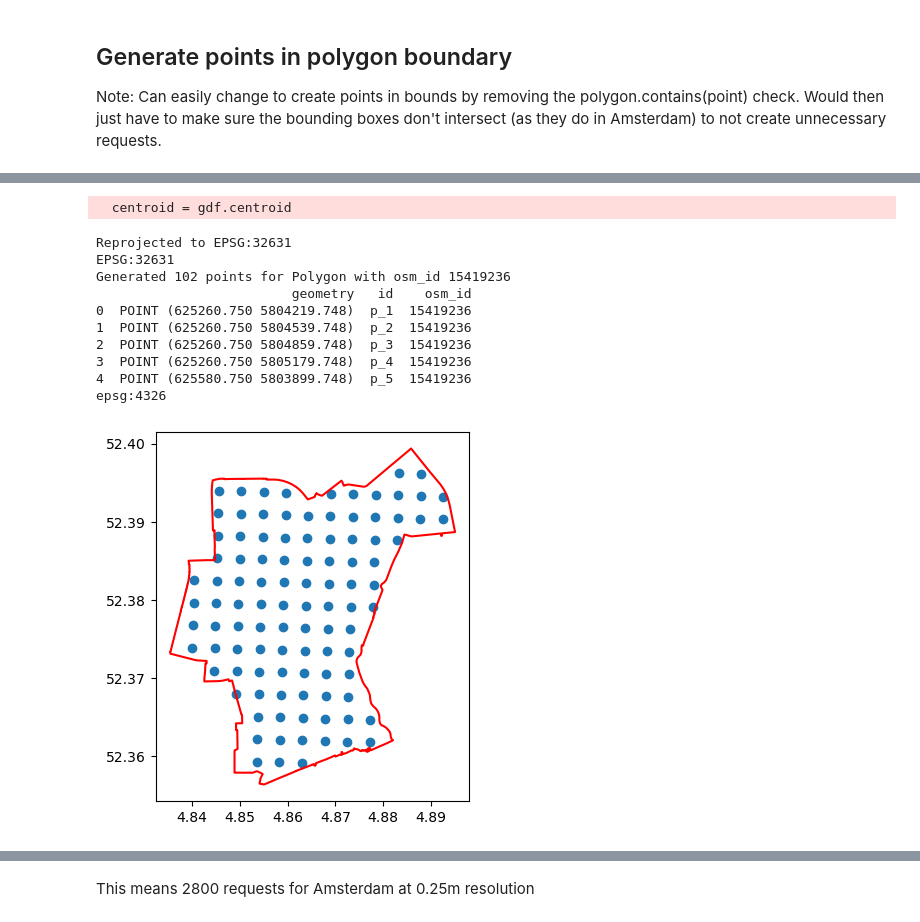
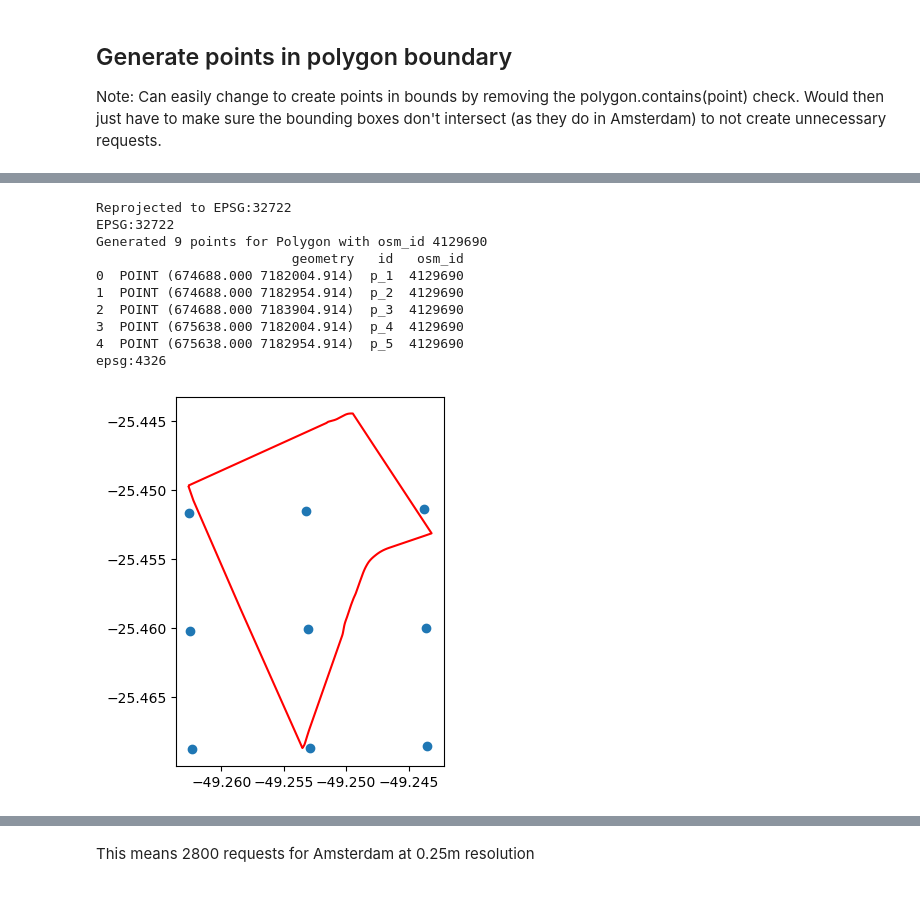
Before and after one commit to lukasbeuster/throwing_shade, a Jupyter notebook: code/240607_Download_SolarAPI.ipynb, the cells around one changed output, grey strips where cells are left out. Cells and saved outputs as stored; diff of their text form; code cells hidden in the pictures.

```diff
--- a/code/240607_Download_SolarAPI.ipynb
+++ b/code/240607_Download_SolarAPI.ipynb
@@ -28,7 +28,7 @@ from pyproj.database import query_utm_crs_info
 # %% [markdown]
 https://osmnx.readthedocs.io/en/stable/user-reference.html#osmnx.geocoder.geocode_to_gdf
 # %%
-place = "West, Amsterdam"
+place = "Prado Velho, Curitiba"
 gdf = ox.geocoder.geocode_to_gdf(place)
 # %%
 gdf.explore()
@@ -115,8 +115,13 @@ def create_points_geodataframe(gdf, spacing):
 # %%
 def generate_points_within_polygon(polygon, spacing, contains=True):
     min_x, min_y, max_x, max_y = polygon.bounds
-    x_coords = np.arange(min_x - spacing, max_x + spacing, spacing)
-    y_coords = np.arange(min_y - spacing, max_y + spacing, spacing)
+    #TODO: Rethink the + spacing for within polygon
+    # x_coords = np.arange(min_x - spacing, max_x + spacing, spacing)
+    # y_coords = np.arange(min_y - spacing, max_y + spacing, spacing)
+    # x_coords = np.arange(min_x, max_x + spacing, spacing)
+    # y_coords = np.arange(min_y, max_y + spacing, spacing)
+    x_coords = np.arange(min_x, max_x, spacing)
+    y_coords = np.arange(min_y, max_y, spacing)
 
     points = []
     for x in x_coords:
@@ -179,12 +164,0 @@ Datum: World Geodetic System 1984 ensemble
-# %%
-
-utm_crs_list = query_utm_crs_info(
-    datum_name="WGS 84",
-    area_of_interest=AreaOfInterest(
-        west_lon_degree=-93.581543,
-        south_lat_degree=42.032974,
-        east_lon_degree=-93.581543,
-        north_lat_degree=42.032974,
-    ),
-)
-utm_crs = CRS.from_epsg(utm_crs_list[0].code)
@@ -209,6 +166,7 @@ Datum: World Geodetic System 1984 ensemble
 def lat_lon_to_utm_epsg(min_x, min_y, max_x, max_y):
     """
     Convert latitude and longitude coordinates to the corresponding UTM projection crs.
+    adapted from: https://pyproj4.github.io/pyproj/stable/examples.html#find-utm-crs-by-latitude-and-longitude
     """
     utm_crs_list = query_utm_crs_info(
         datum_name="WGS 84",
@@ -226,49 +184,49 @@ def lat_lon_to_utm_epsg(min_x, min_y, max_x, max_y):
 # Check if the GeoDataFrame has a CRS defined
 if gdf.crs is None:
     raise ValueError("Input GeoDataFrame does not have a CRS defined.")
 
 # Define the spacing (150 meters in this case)
-spacing = 320
+spacing = 950
 
 # Reproject the GeoDataFrame to a projected CRS (e.g., UTM) if it is in a geographic CRS
 if gdf.crs.is_geographic:
+    # Grabs the overall bounding box so we can calculate which UTM zone we're in to reproject from a geographic to a projected CRS.
+    bounds = gdf.bounds
+    min_x = bounds['minx'].min()
+    max_x = bounds['maxx'].max()
+    min_y = bounds['miny'].min()
+    max_y = bounds['maxy'].max()
 
-    min_x, min_y, max_x, max_y = polygon.bounds
-
-
-    centroid = gdf.centroid
-    lat, long = centroid.y, centroid.x
     utm_crs = lat_lon_to_utm_epsg(min_x, min_y, max_x, max_y)
     projected_gdf = gdf.to_crs(utm_crs)
     print(f'Reprojected to {utm_crs}')
 else:
     projected_gdf = gdf
     print(f'CRS was already projected')
 
 print(projected_gdf.crs)
 
 # Generate the points GeoDataFrame in the projected CRS
-points_gdf = create_points_geodataframe(projected_gdf, spacing, contains=True)
+points_gdf = create_points_geodataframe(projected_gdf, spacing, contains=False)
 print(points_gdf[0:5])
 # points_gdf.plot()
 # Reproject the points back to the original CRS so we can use it for the API query
 if gdf.crs.is_geographic:
     points_gdf = points_gdf.to_crs(gdf.crs)
 
 print(points_gdf.crs)
 points_gdf.plot()
 gdf.boundary.plot(ax=plt.gca(), color='red')
 plt.show()
 # %% [output]
-  centroid = gdf.centroid
+Reprojected to EPSG:32722
+EPSG:32722
+Generated 9 points for Polygon with osm_id 4129690
+                         geometry   id   osm_id
+0  POINT (674688.000 7182004.914)  p_1  4129690
+1  POINT (674688.000 7182954.914)  p_2  4129690
+2  POINT (674688.000 7183904.914)  p_3  4129690
+3  POINT (675638.000 7182004.914)  p_4  4129690
+4  POINT (675638.000 7182954.914)  p_5  4129690
+epsg:4326
-Reprojected to EPSG:32631
-EPSG:32631
-Generated 102 points for Polygon with osm_id 15419236
-                         geometry   id    osm_id
-0  POINT (625260.750 5804219.748)  p_1  15419236
-1  POINT (625260.750 5804539.748)  p_2  15419236
-2  POINT (625260.750 5804859.748)  p_3  15419236
-3  POINT (625260.750 5805179.748)  p_4  15419236
-4  POINT (625580.750 5803899.748)  p_5  15419236
-epsg:4326
-[figure, old version]
+[figure, new version]
```
Also changed, not shown: parts of 11 cells of this notebook, 1 other file.
